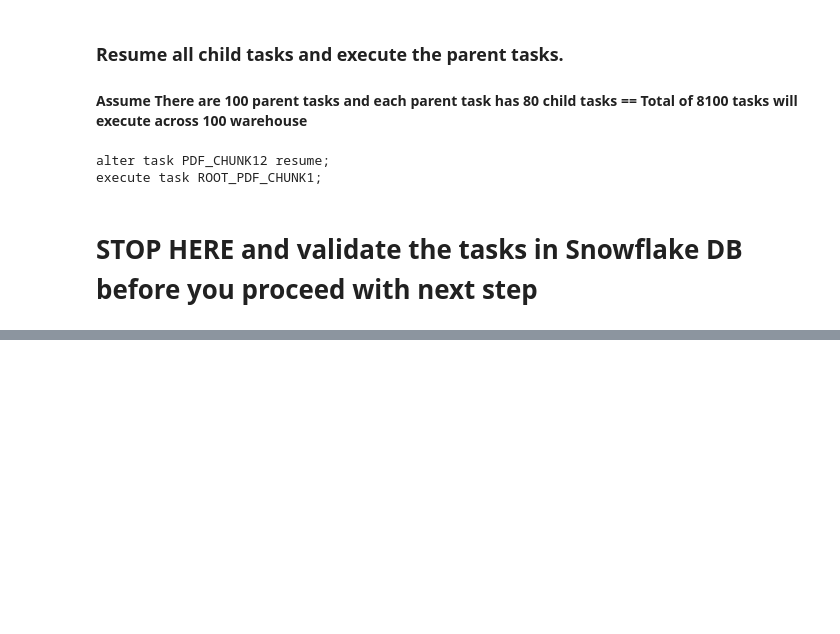
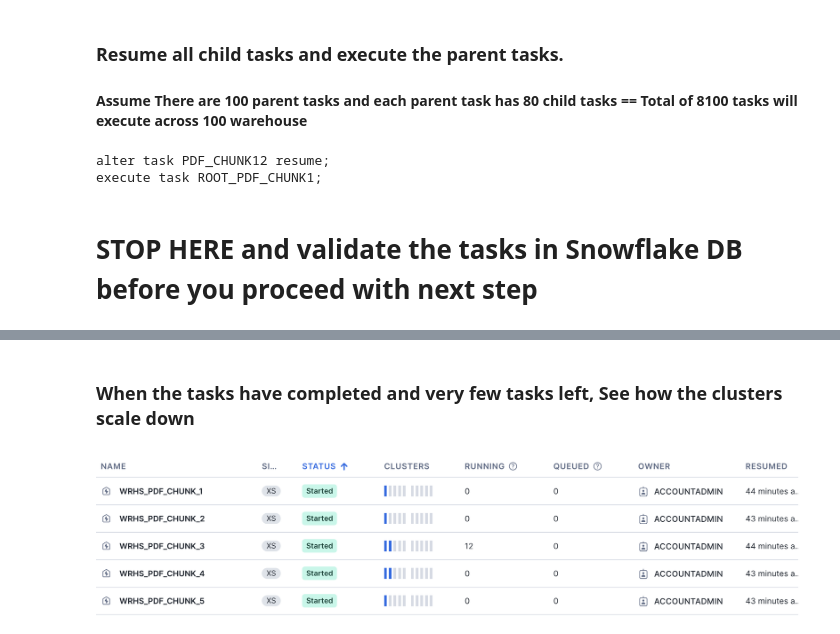
Before and after one commit to sfc-gh-knadadur/snowpark-use-cases, a Jupyter notebook: Multiple Embeddings Load/Parallel Embeddings Load.ipynb, the cells around one changed output, grey strips where cells are left out. Cells and saved outputs as stored; diff of their text form; code cells hidden in the pictures; blank space fills up the shorter version.

```diff
--- a/Multiple Embeddings Load/Parallel Embeddings Load.ipynb
+++ b/Multiple Embeddings Load/Parallel Embeddings Load.ipynb
@@ -193,2 +247,9 @@ for index, row in batch.iterrows():
+# %% [markdown]
+### When the tasks have completed and very few tasks left, See how the clusters scale down
+# %%
+from IPython.display import Image
+Image(filename='MultiCluster warehosue towards End.png')
+# %% [output]
+[figure, added]
 # %%
 session.close()
```
Also changed, not shown: parts of 15 cells of this notebook, 3 other files.
